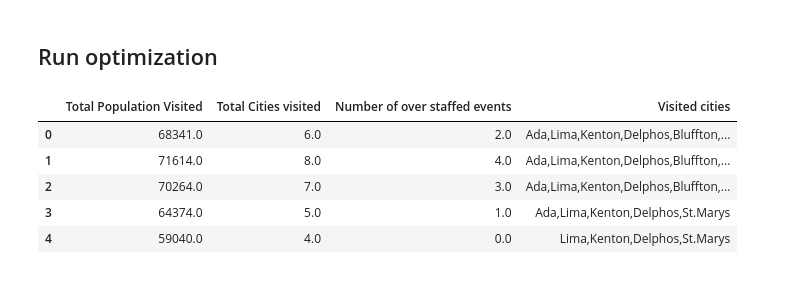
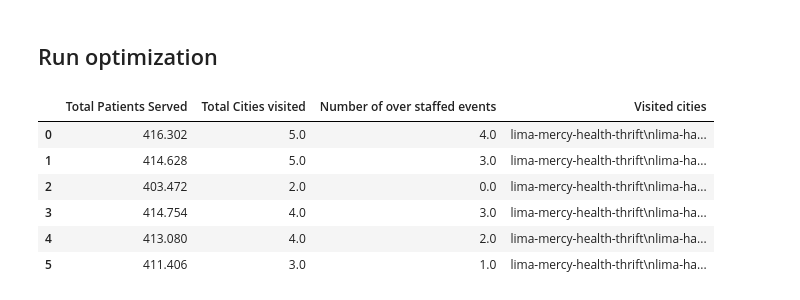
Before and after one commit to Human-Centered-Optimization-Lab/clinicOpt, a Jupyter notebook: locationSelection.ipynb, the cells around one changed output. Cells and saved outputs as stored; diff of their text form; code cells hidden in the pictures.

Commit message:
Polishing results

```diff
--- a/locationSelection.ipynb
+++ b/locationSelection.ipynb
@@ -84,7 +84,7 @@ sites = pd.read_csv("sites.csv")
 
 
 events = pd.merge(cities,sites,on="city")
-events.loc[:,"expectedAttenace"] = events.loc[:,"pop"] * events.loc[:,"attendanceRate"]
+events.loc[:,"expectedAttendance"] = events.loc[:,"pop"] * events.loc[:,"attendanceRate"]
 
 events.loc[:, "event_id"] = events.apply(lambda row: slugify(f'{row["city"]} {row["site"]} {no_nan(row["event"])}'), axis=1)
 
@@ -127,26 +127,31 @@ from pymoo.algorithms.moo.nsga3 import NSGA3
 
 class clinicOptimization(Problem):
 
-    def __init__(self, cities, max_city, min_atp, home):
-        city_n = cities.shape[0]
-        super().__init__(n_var=city_n, n_obj=3, n_ieq_constr=1, xl=0, xu=1, vtype=bool)
-        self.max_city = max_city
-        self.city_pops = cities.loc[:,"pop"].values
+    def __init__(self, events, max_events, min_atp, home):
+        event_n = events.shape[0]
+        super().__init__(n_var=event_n, n_obj=3, n_ieq_constr=1, xl=0, xu=1, vtype=bool)
+        self.max_events = max_events
+        self.cities = events.loc[:,"city"]
+        self.events = events
+        self.expectected_attendance = events.loc[:,"expectedAttendance"].values
         self.min_atp = min_atp
         self.home = home
 
 
+
     def _evaluate(self, x, out, *args, **kwargs):
         x_bool = x < 0.5
-        np.multiply(x_bool, self.city_pops)
+        np.multiply(x_bool, self.expectected_attendance)
 
-        visited_per_solution = np.multiply(x_bool, self.city_pops)
+        visited_per_solution = np.multiply(x_bool, self.expectected_attendance )
 
         # Objective 1: Maximize total population visited
         total_pop_visited = visited_per_solution.sum(axis=1)
 
         # Objective 2: Maximize the total number of cities visited
-        total_cities_visited = x_bool.sum(axis=1)
+        #total_cities_visited = self.events.loc[x_bool, "city"].unique().shape[0]
+        #total_cities_visited = x_bool.apply_along_axis(lambda row: self.events.loc[x_bool, "city"].unique().shape[0],   axis=1)
+        total_cities_visited = np.apply_along_axis(lambda row: self.events.loc[row, "city"].unique().shape[0], 1, x_bool)
 
         # Objective 3: Minimize the total number of events that are overstaffed
         overstaffed_events = np.logical_and(visited_per_solution < self.min_atp, visited_per_solution != 0)
@@ -159,7 +164,7 @@ class clinicOptimization(Problem):
             total_overstaffed_events])       # min
 
         # Constrains: Total cities visited
-        out["G"] =  total_cities_visited - self.max_city
+        out["G"] =  total_cities_visited - self.max_events
 # %% [markdown]
 ## Run optimization
 # %%
@@ -169,45 +174,46 @@ import pandas as pd
 # atp = attendees per site
 # (this is just going off of raw pop, though normally we'd want to estimate the total
 # number of visitors per capital)
-min_atp = 6000
+min_atp = 15
 
 home = np.array([50,50])
-prob = clinicOptimization(cities, 8, min_atp, home)
+prob = clinicOptimization(events, 8, min_atp, home)
 
 ref_dirs = get_reference_directions("das-dennis", 3, n_partitions=12)
 
 algorithm = NSGA3(pop_size=200,
                   ref_dirs=ref_dirs)
 
 res = minimize(prob,
                algorithm,
                ('n_gen', 100),
                verbose=False)
 
 
 # Get a list of the cities that were visited (decision variables)
 locations_visited_bool = res.X < 0.5
 
 locations_visited = []
 for lvb in locations_visited_bool:
-    locations_visited.append(",".join(cities.loc[lvb, "city"].values))
+    locations_visited.append("\n".join(events.loc[lvb, "event_id"].values))
 
 
 # Package up the results nicely
 results = pd.DataFrame(res.F,
-                       columns=["Total Population Visited", "Total Cities visited", "Number of over staffed events"])
-results.loc[:,"Total Population Visited"] = np.abs(results.loc[:,"Total Population Visited"])
+                       columns=["Total Patients Served", "Total Cities visited", "Number of over staffed events"])
+results.loc[:,"Total Patients Served"] = np.abs(results.loc[:,"Total Patients Served"])
 results.loc[:,"Total Cities visited"] = np.abs(results.loc[:,"Total Cities visited"])
 results.loc[:,"Visited cities"] = locations_visited
 
 results
 # %% [output]
-|  | Total Population Visited | Total Cities visited | Number of over staffed events | Visited cities |
-| 0 | 68341.0 | 6.0 | 2.0 | Ada,Lima,Kenton,Delphos,Bluffton,... |
-| 1 | 71614.0 | 8.0 | 4.0 | Ada,Lima,Kenton,Delphos,Bluffton,... |
-| 2 | 70264.0 | 7.0 | 3.0 | Ada,Lima,Kenton,Delphos,Bluffton,... |
-| 3 | 64374.0 | 5.0 | 1.0 | Ada,Lima,Kenton,Delphos,St.Marys |
-| 4 | 59040.0 | 4.0 | 0.0 | Lima,Kenton,Delphos,St.Marys |
+|  | Total Patients Served | Total Cities visited | Number of over staffed events | Visited cities |
+| 0 | 416.302 | 5.0 | 4.0 | lima-mercy-health-thrift\nlima-ha... |
+| 1 | 414.628 | 5.0 | 3.0 | lima-mercy-health-thrift\nlima-ha... |
+| 2 | 403.472 | 2.0 | 0.0 | lima-mercy-health-thrift\nlima-ha... |
+| 3 | 414.754 | 4.0 | 3.0 | lima-mercy-health-thrift\nlima-ha... |
+| 4 | 413.080 | 4.0 | 2.0 | lima-mercy-health-thrift\nlima-ha... |
+| 5 | 411.406 | 3.0 | 1.0 | lima-mercy-health-thrift\nlima-ha... |
 # %%
 %matplotlib qt
 
```
Also changed, not shown: parts of 2 cells of this notebook.
